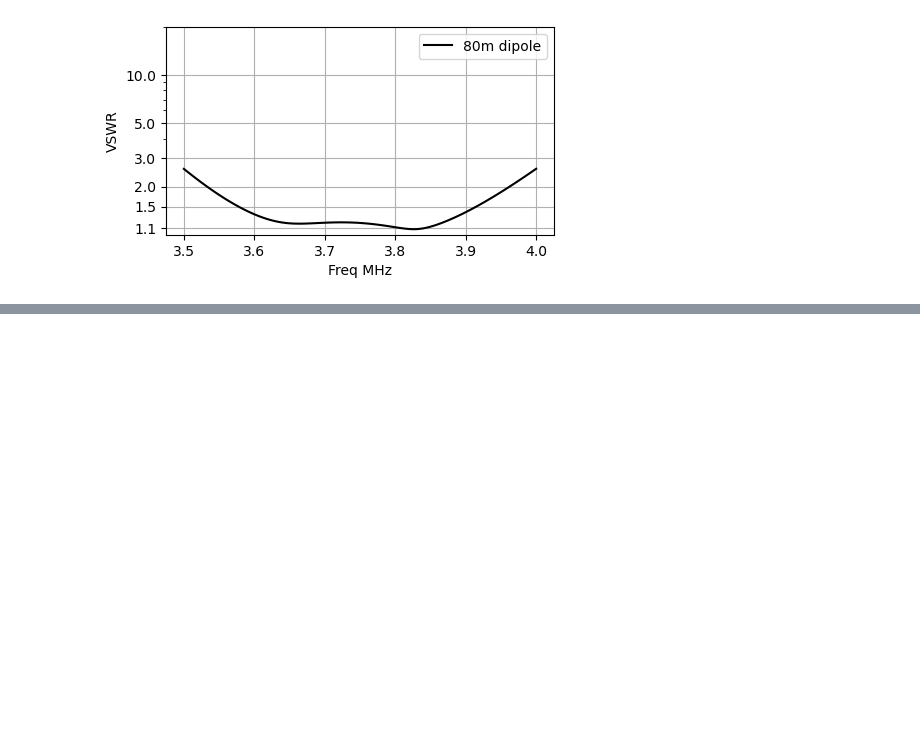
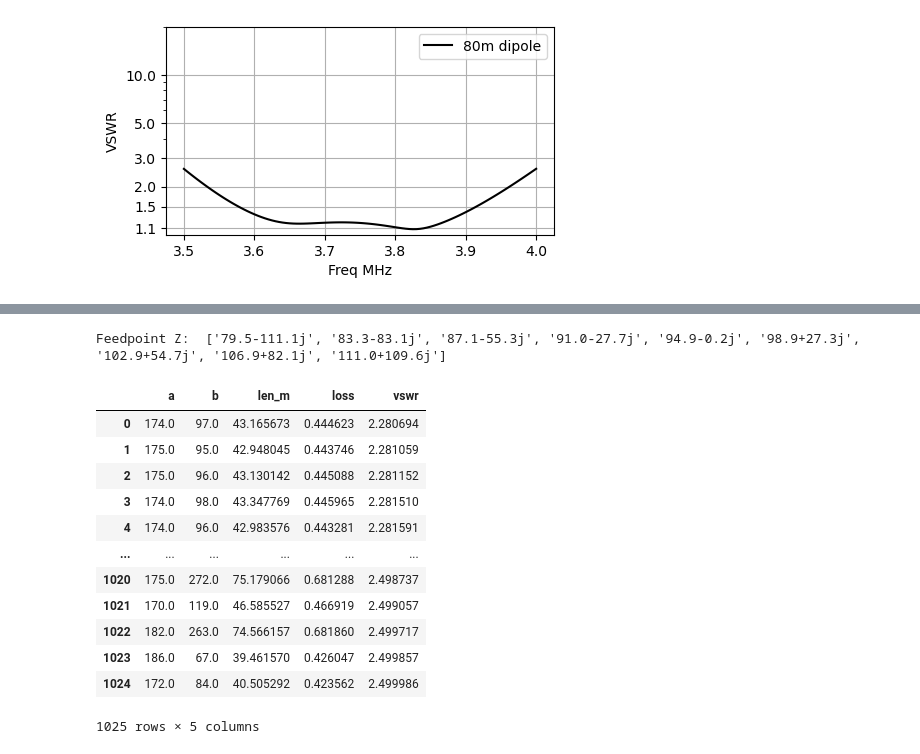
Before and after one commit to flatos/nec5toolkit, a Jupyter notebook: Wire Antennas/050_Broadband_80m_Antennas.ipynb, the cells around one changed output, grey strips where cells are left out. Saved outputs shown, nothing was run; the diff lists cells and outputs as text; code cells hidden in the pictures; blank space fills up the shorter version.

```diff
--- a/Wire Antennas/050_Broadband_80m_Antennas.ipynb
+++ b/Wire Antennas/050_Broadband_80m_Antennas.ipynb
@@ -193,0 +204,52 @@ array([ 18.06727386,  51.51656131, 161.7955682 , 128.48343869])
+# %%
+import pandas as pd
+# First compute the feedpoint impedance curve for the dipole alone (at 9 points)
+#  Reminder: 'necstr' is the NEC file for the simple dipole, 'y' is the calculated length for resonance at 3.75 MHz
+res = nec5_sim_stdio3([necstr.format(len=y, fnum=9, flow=3.5, fstep=(4.0-3.5)/8)])
+fs,zs = zip(*res[0][0][0])         # This creates separate lists of frequencies and complex impedances...
+print('Feedpoint Z: ',['{z:.1f}'.format(z=z) for z in zs])
+
+# Table of results: columns are 'a' length (deg), 'b' length (deg), total len (m), nominal loss (dB), max vswr within band
+matching_tbl = np.zeros((361*361, 5))
+
+def tl_eqn(zl, z0, d):
+    return z0 * (zl + (1j)*z0*np.tan(d*np.pi/180)) / (z0 + (1j)*zl*np.tan(d*np.pi/180))
+
+fcenter = 3.75                              # Degree lengths are at center of band
+m_per_deg = 299.792458 / fcenter / 360
+z0a, z0b = (50, 75)                         # Matching sections
+vf = np.array([0.66, 0.82])                 # Velocity factors...
+dbloss = np.array([1.233 / 100, 0.737 / 100])       #  ...and loss per meter for RG-213, RG-11
+dscale = np.array(fs) / fcenter             # Scale lengths in degrees for each freq point in band
+zs = np.array(zs)
+for a in range(361):                        # Very slow in python; rewrite in 'numba' for better speed if required
+    for b in range(361):
+        idx = a*361 + b
+        lens = np.array([a, b]) * m_per_deg * vf        # Lengths (m) including velocity factor
+        matching_tbl[idx,0:2] = (a, b)                  # Lengths (degrees) at center of band
+        matching_tbl[idx,2] = np.sum(lens)              # Total length
+        matching_tbl[idx,3] = np.sum(lens * dbloss)     # Total dB loss
+
+        zin = tl_eqn( tl_eqn(zs, z0a, a*dscale), z0b, b*dscale)     # Transform feedpoint z's...
+        matching_tbl[idx,4] = np.max(vswr(zin))         # ...and compute max vswr within band
+
+matching_df = pd.DataFrame(matching_tbl, columns=['a','b','len_m','loss', 'vswr'])
+# %% [output]
+Feedpoint Z:  ['79.5-111.1j', '83.3-83.1j', '87.1-55.3j', '91.0-27.7j', '94.9-0.2j', '98.9+27.3j', '102.9+54.7j', '106.9+82.1j', '111.0+109.6j']
+# %%
+# Sort results by max VSWR across band (only include if max vswr <= 2.50)
+matching_df[matching_df['vswr'] <= 2.50].sort_values(by='vswr').reset_index(drop=True)
+# %% [output]
+|  | a | b | len_m | loss | vswr |
+| 0 | 174.0 | 97.0 | 43.165673 | 0.444623 | 2.280694 |
+| 1 | 175.0 | 95.0 | 42.948045 | 0.443746 | 2.281059 |
+| 2 | 175.0 | 96.0 | 43.130142 | 0.445088 | 2.281152 |
+| 3 | 174.0 | 98.0 | 43.347769 | 0.445965 | 2.281510 |
+| 4 | 174.0 | 96.0 | 42.983576 | 0.443281 | 2.281591 |
+| ... | ... | ... | ... | ... | ... |
+| 1020 | 175.0 | 272.0 | 75.179066 | 0.681288 | 2.498737 |
+| 1021 | 170.0 | 119.0 | 46.585527 | 0.466919 | 2.499057 |
+| 1022 | 182.0 | 263.0 | 74.566157 | 0.681860 | 2.499717 |
+| 1023 | 186.0 | 67.0 | 39.461570 | 0.426047 | 2.499857 |
+| 1024 | 172.0 | 84.0 | 40.505292 | 0.423562 | 2.499986 |
+1025 rows × 5 columns
```
Also changed, not shown: parts of 10 cells of this notebook, 3 other files.
